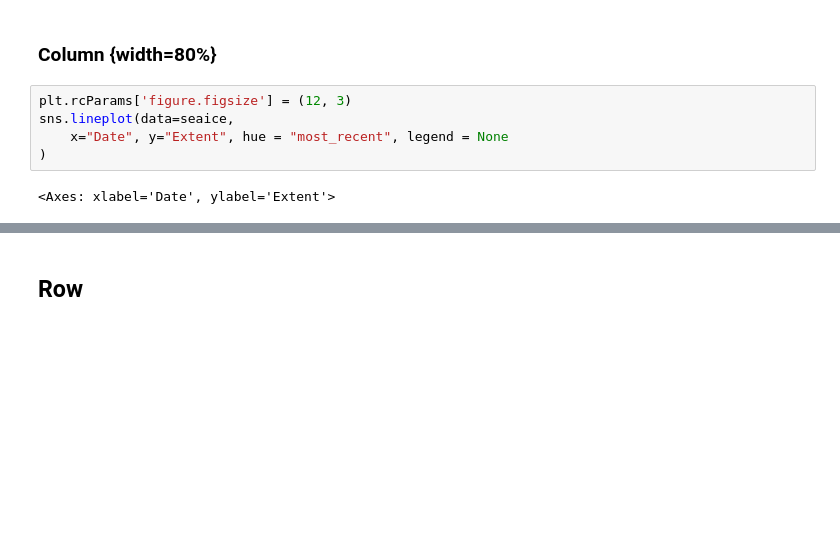
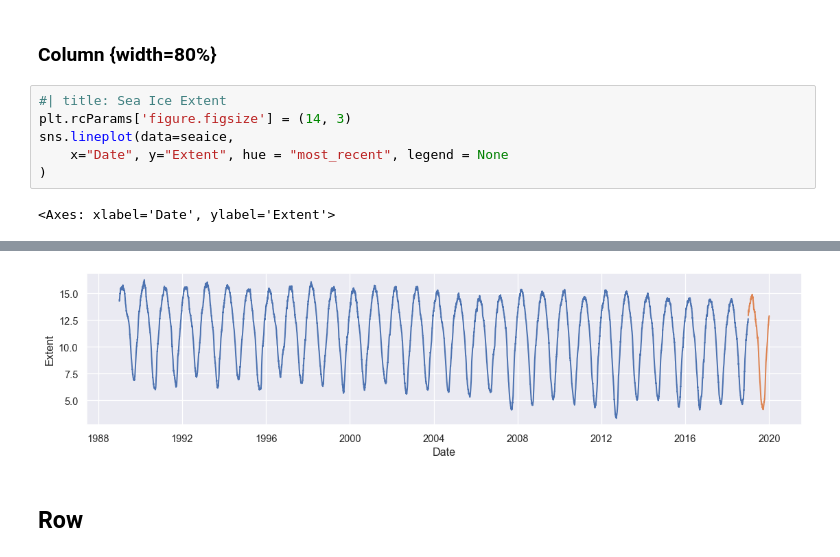
Before and after one commit to cwickham/seaice, a Jupyter notebook: seaice.ipynb, the cells around one changed output, grey strips where cells are left out. Cells and saved outputs as stored; diff of their text form; blank space fills up the shorter version.

```diff
--- a/seaice.ipynb
+++ b/seaice.ipynb
@@ -72,7 +73,8 @@ dict(
 # %% [markdown]
 ### Column {width=80%}
 # %%
-plt.rcParams['figure.figsize'] = (12, 3)
+#| title: Sea Ice Extent
+plt.rcParams['figure.figsize'] = (14, 3)
 sns.lineplot(data=seaice,
     x="Date", y="Extent", hue = "most_recent", legend = None
 )
@@ -82,3 +83,4 @@ sns.lineplot(data=seaice,
+[figure, added]
 # %% [markdown]
 ## Row
 # %% [markdown]
```
Also changed, not shown: parts of 9 cells of this notebook, 1 other file.
